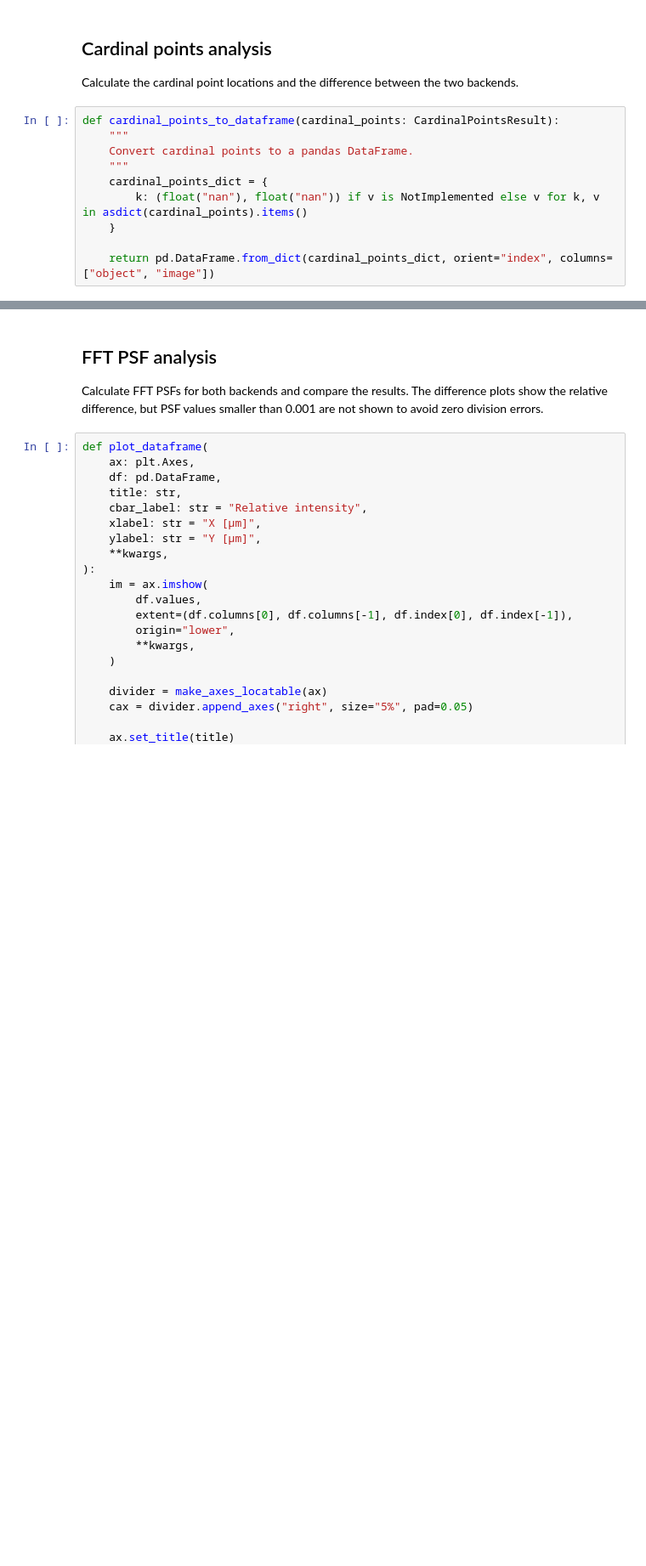
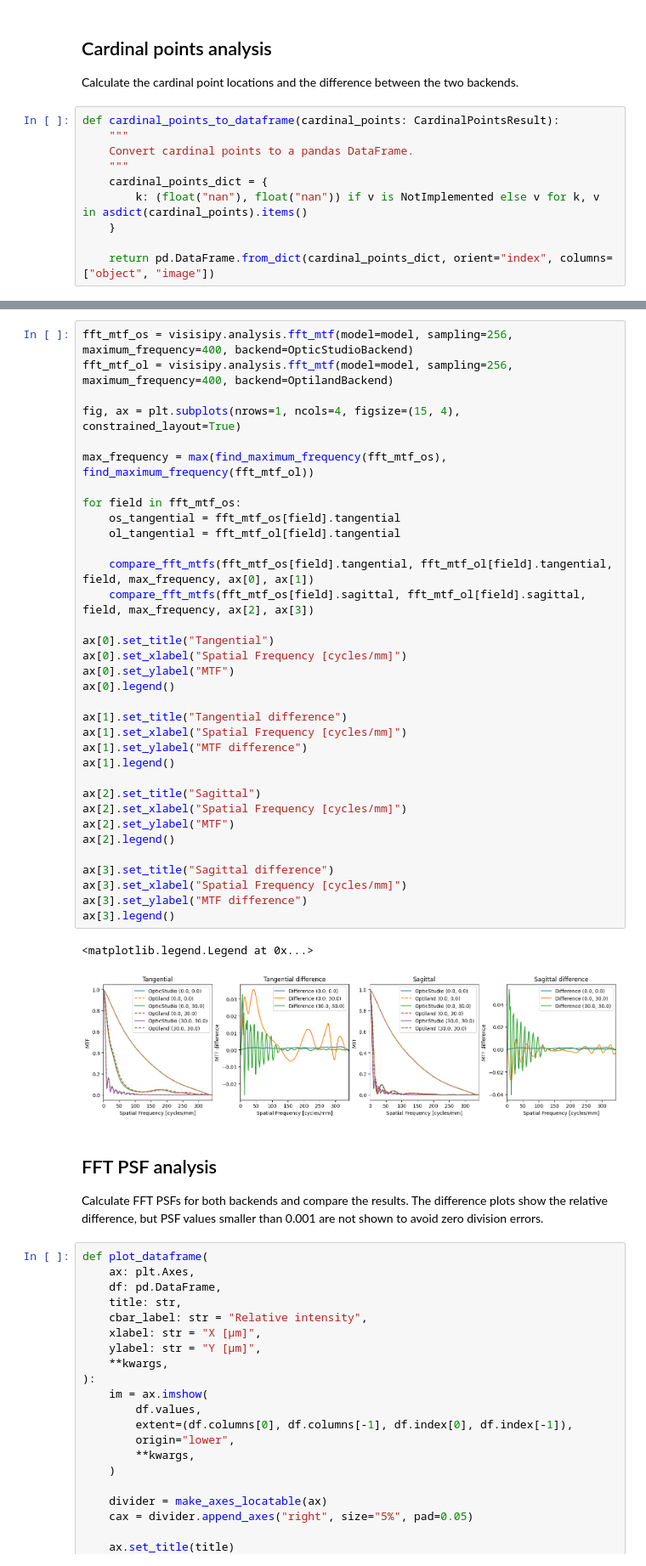
Before and after one commit to MREYE-LUMC/visisipy, a Jupyter notebook: docs/examples/Backend comparison/backend_comparison.ipynb, the cells around one changed output, grey strips where cells are left out. Shown at 85% size. Drawn from its saved outputs; the diff is of its cells as text; blank space fills up the shorter version.

```diff
--- a/docs/examples/Backend comparison/backend_comparison.ipynb
+++ b/docs/examples/Backend comparison/backend_comparison.ipynb
@@ -89,3 +142,40 @@ cardinal_points_comparison
+# %%
+fft_mtf_os = visisipy.analysis.fft_mtf(model=model, sampling=256, maximum_frequency=400, backend=OpticStudioBackend)
+fft_mtf_ol = visisipy.analysis.fft_mtf(model=model, sampling=256, maximum_frequency=400, backend=OptilandBackend)
+
+fig, ax = plt.subplots(nrows=1, ncols=4, figsize=(15, 4), constrained_layout=True)
+
+max_frequency = max(find_maximum_frequency(fft_mtf_os), find_maximum_frequency(fft_mtf_ol))
+
+for field in fft_mtf_os:
+    os_tangential = fft_mtf_os[field].tangential
+    ol_tangential = fft_mtf_ol[field].tangential
+
+    compare_fft_mtfs(fft_mtf_os[field].tangential, fft_mtf_ol[field].tangential, field, max_frequency, ax[0], ax[1])
+    compare_fft_mtfs(fft_mtf_os[field].sagittal, fft_mtf_ol[field].sagittal, field, max_frequency, ax[2], ax[3])
+
+ax[0].set_title("Tangential")
+ax[0].set_xlabel("Spatial Frequency [cycles/mm]")
+ax[0].set_ylabel("MTF")
+ax[0].legend()
+
+ax[1].set_title("Tangential difference")
+ax[1].set_xlabel("Spatial Frequency [cycles/mm]")
+ax[1].set_ylabel("MTF difference")
+ax[1].legend()
+
+ax[2].set_title("Sagittal")
+ax[2].set_xlabel("Spatial Frequency [cycles/mm]")
+ax[2].set_ylabel("MTF")
+ax[2].legend()
+
+ax[3].set_title("Sagittal difference")
+ax[3].set_xlabel("Spatial Frequency [cycles/mm]")
+ax[3].set_ylabel("MTF difference")
+ax[3].legend()
+# %% [output]
+<matplotlib.legend.Legend at 0x...>
+[figure, added]
 # %% [markdown]
 ## FFT PSF analysis
 
```
Also changed, not shown: parts of 4 cells of this notebook, 1 other file.
